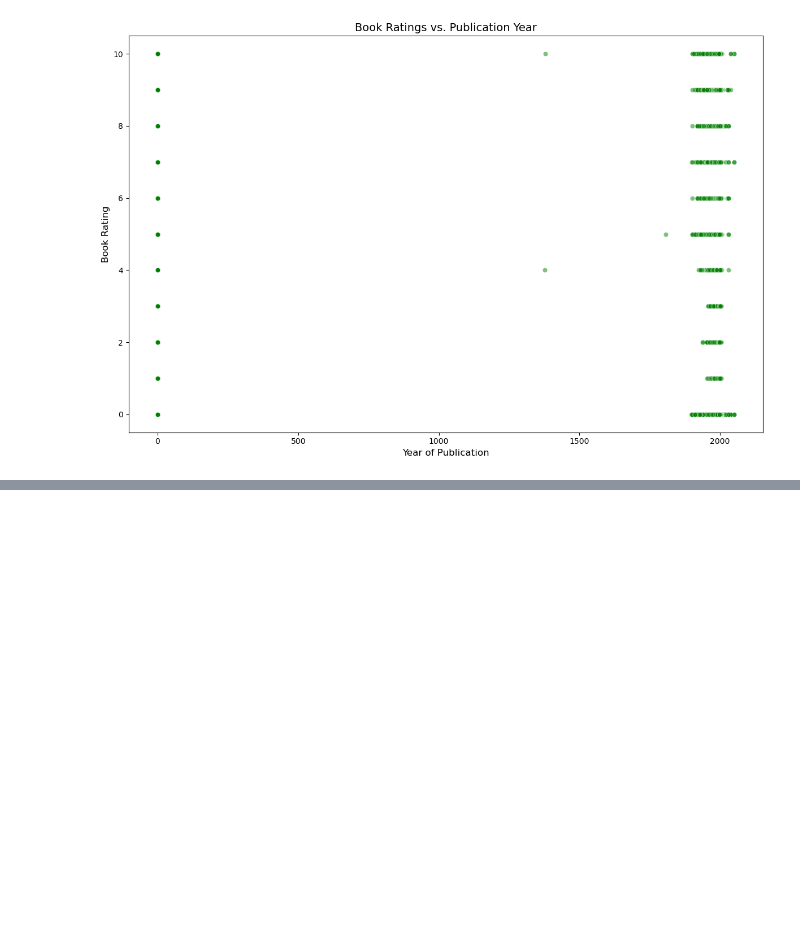
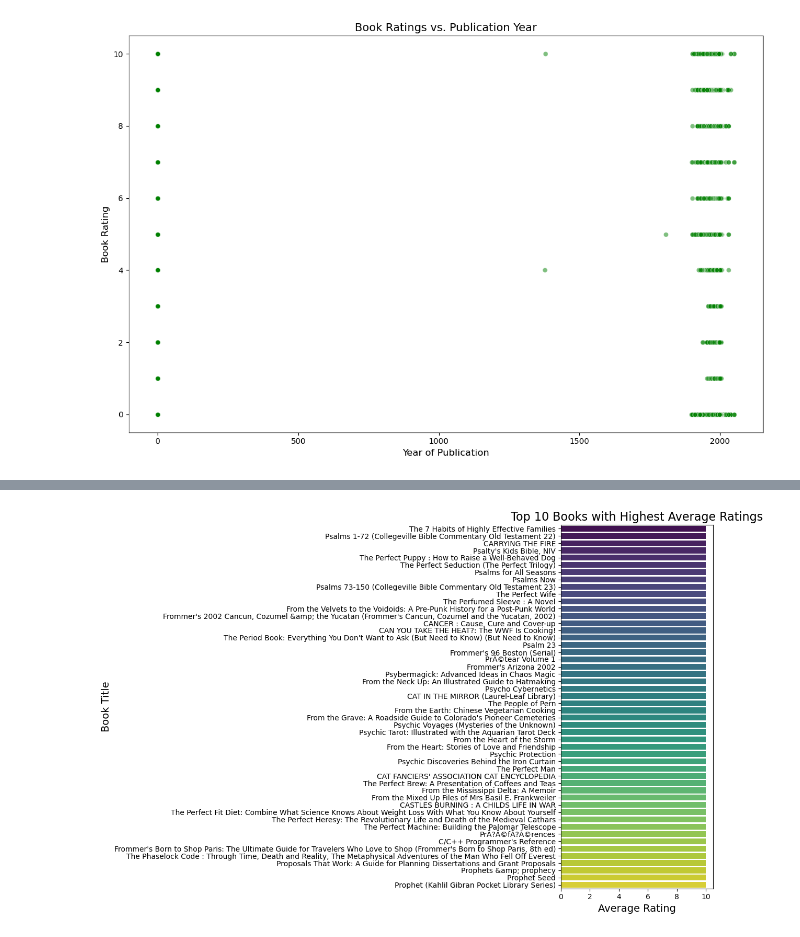
Before and after one commit to sohebkh13/ExcelR_Book_Recommendation_Project, a Jupyter notebook: book_recommendation.ipynb, the cells around one changed output, grey strips where cells are left out. Cells and saved outputs as stored; diff of their text form; code cells hidden in the pictures; blank space fills up the shorter version.

```diff
--- a/book_recommendation.ipynb
+++ b/book_recommendation.ipynb
@@ -327,0 +358,18 @@ users_df.head()
+# %%
+# 6. Top 10 Books with Highest Average Ratings
+###########################################
+# Group by book title and calculate the average rating
+avg_rating_books = merged_df.groupby('Book-Title')['Book-Rating'].mean().reset_index(name='Avg-Rating')
+# Sort the books by average rating
+top_avg_rated_books = avg_rating_books.sort_values('Avg-Rating', ascending=False).head(50)
+
+# Plot the top 10 books with the highest average ratings
+plt.figure(figsize=(12, 8))
+sns.barplot(x='Avg-Rating', y='Book-Title', data=top_avg_rated_books, palette='viridis', hue='Book-Title', dodge=False)
+plt.title('Top 10 Books with Highest Average Ratings', fontsize=16)
+plt.xlabel('Average Rating', fontsize=14)
+plt.ylabel('Book Title', fontsize=14)
+plt.tight_layout()
+plt.show()
+# %% [output]
+[figure, added]
```
Also changed, not shown: parts of 34 cells of this notebook.
